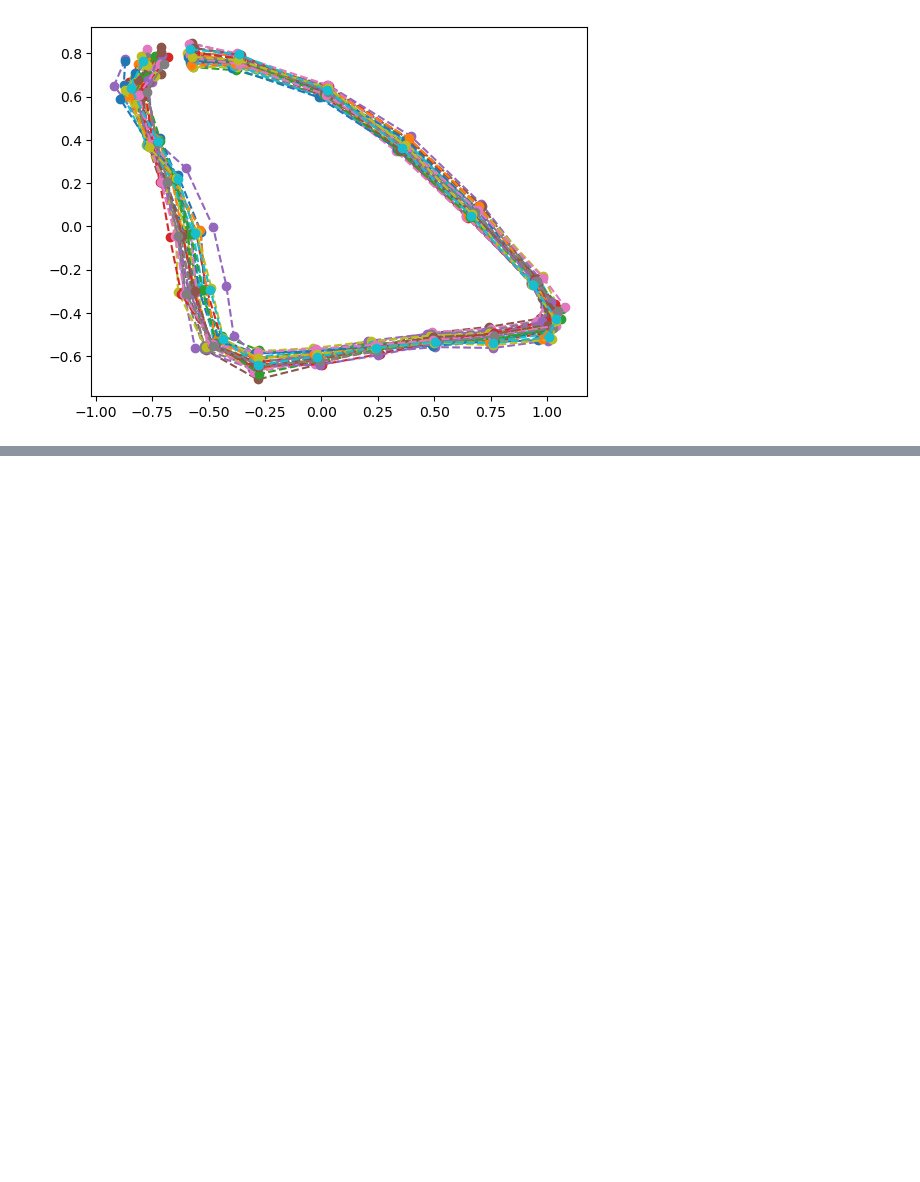
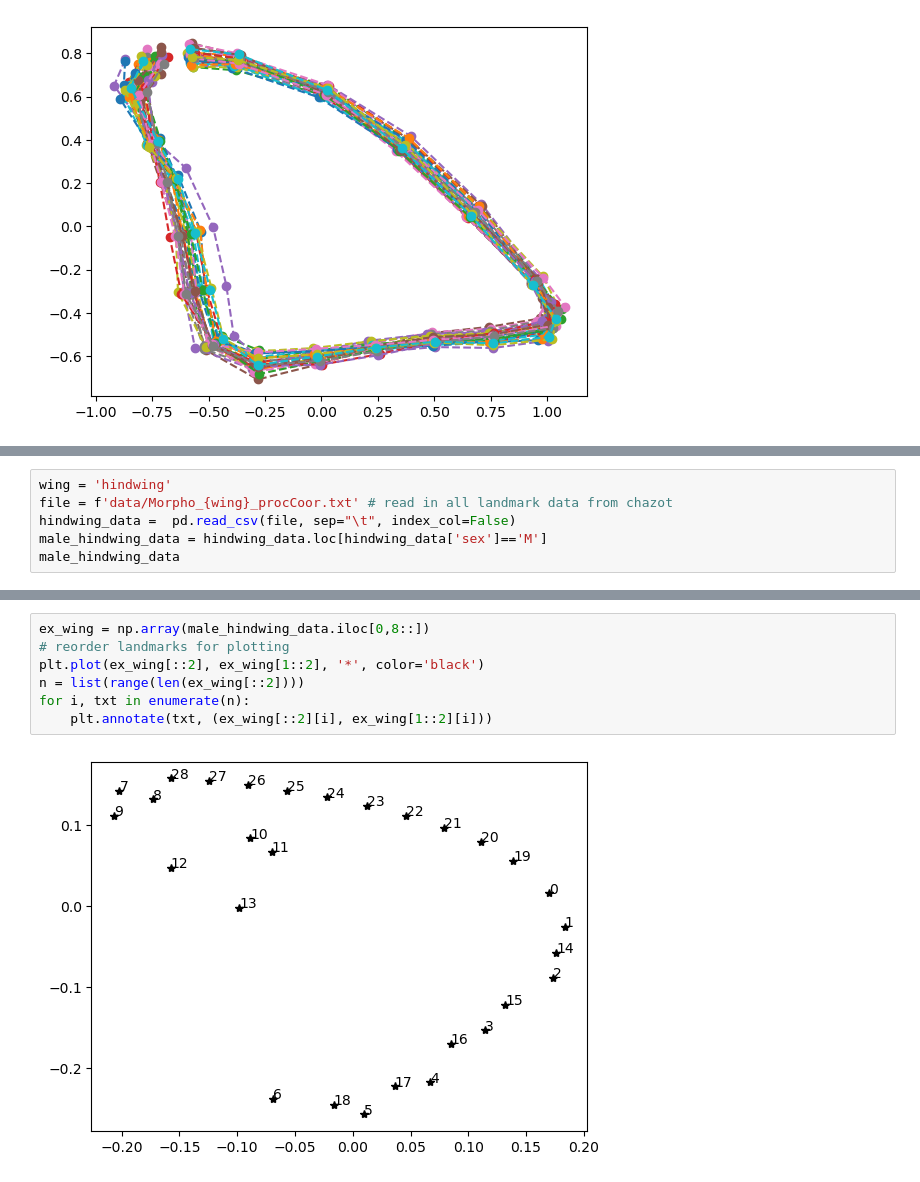
Before and after one commit to sofiastroustrup/stochastic_phylogenetic_models_of_shape, a Jupyter notebook: chazot/dataprep.ipynb, the cells around one changed output, grey strips where cells are left out. Cells and saved outputs as stored; diff of their text form; blank space fills up the shorter version.

```diff
--- a/chazot/dataprep.ipynb
+++ b/chazot/dataprep.ipynb
@@ -96,0 +160,6 @@ for i in range(forewing.shape[1]):
+# %%
+wing = 'hindwing'
+file = f'data/Morpho_{wing}_procCoor.txt' # read in all landmark data from chazot
+hindwing_data =  pd.read_csv(file, sep="\t", index_col=False)
+male_hindwing_data = hindwing_data.loc[hindwing_data['sex']=='M']
+male_hindwing_data
@@ -96,0 +180,9 @@ for i in range(forewing.shape[1]):
+# %%
+ex_wing = np.array(male_hindwing_data.iloc[0,8::])
+# reorder landmarks for plotting
+plt.plot(ex_wing[::2], ex_wing[1::2], '*', color='black')
+n = list(range(len(ex_wing[::2])))
+for i, txt in enumerate(n):
+    plt.annotate(txt, (ex_wing[::2][i], ex_wing[1::2][i]))
+# %% [output]
+[figure, added]
```
Also changed, not shown: parts of 25 cells of this notebook, 11 other files.
